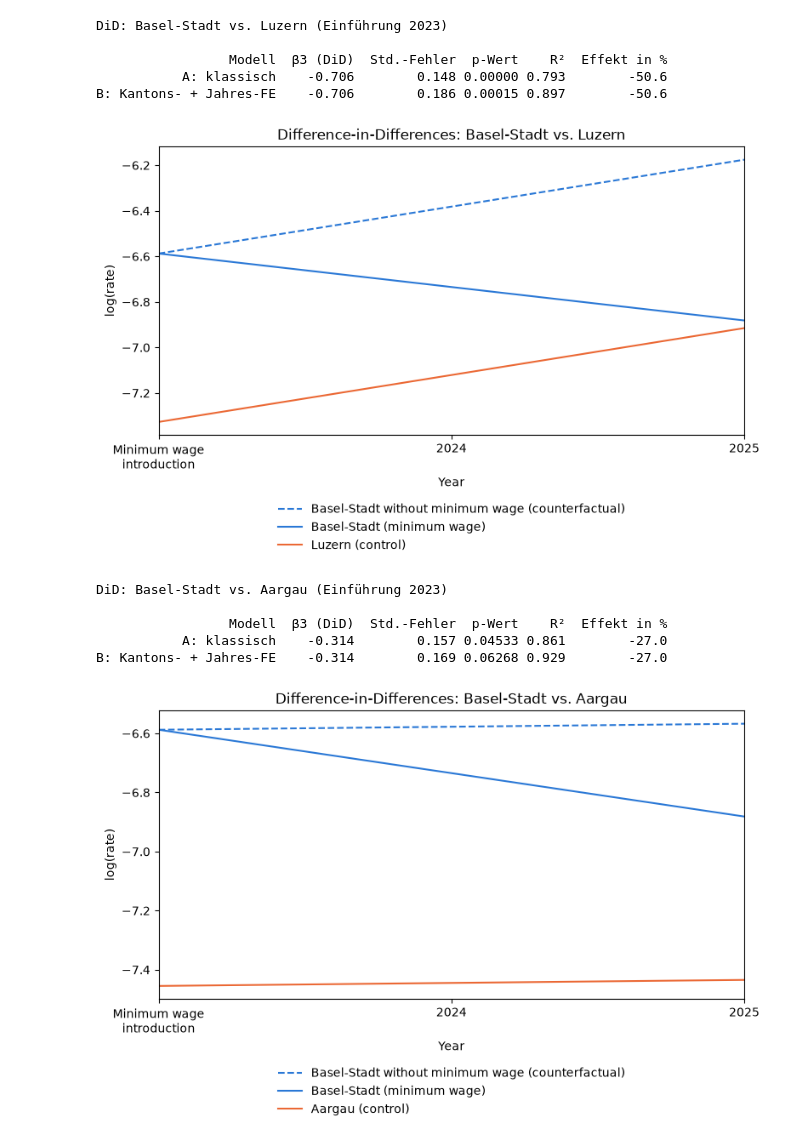
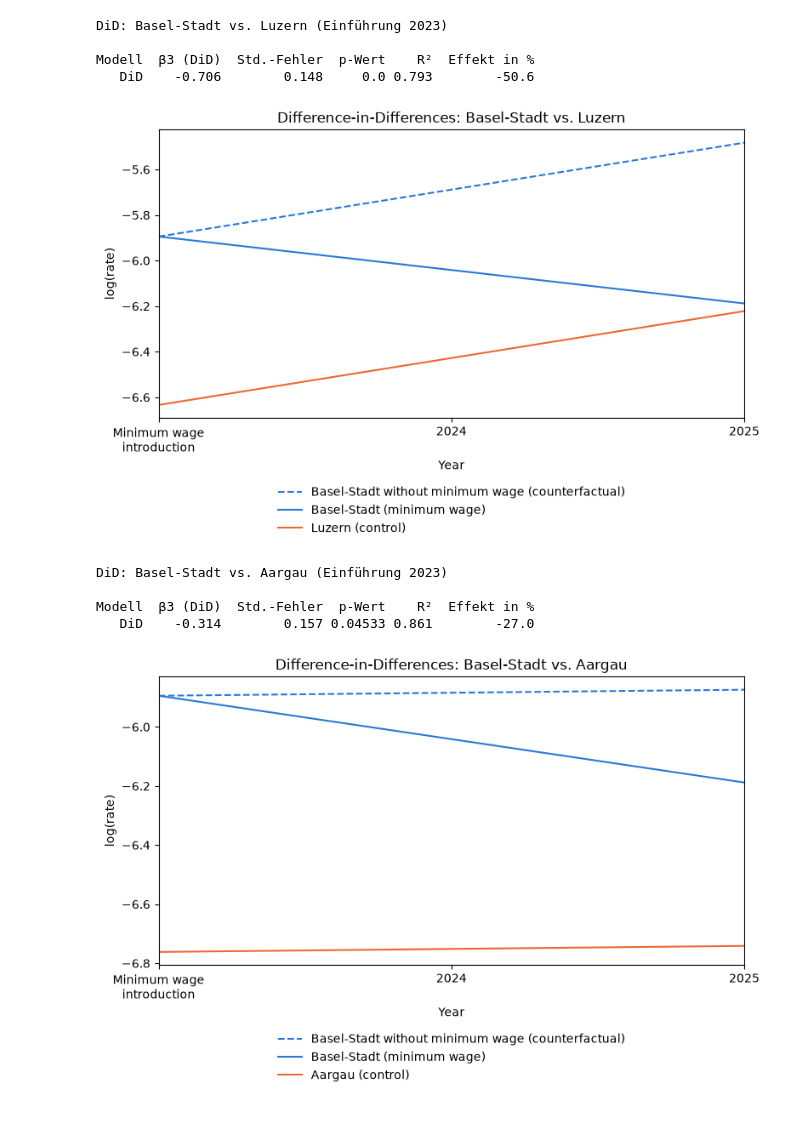
Before and after one commit to GianlucaZumbuehl/Python-Project-HS26-Criminality-and-Minimum-Wage, a Jupyter notebook: Group_project_part_caner/DiD.ipynb, the cells around one changed output. Cells and saved outputs as stored; diff of their text form; code cells hidden in the pictures.

```diff
--- a/Group_project_part_caner/DiD.ipynb
+++ b/Group_project_part_caner/DiD.ipynb
@@ -478,7 +560,7 @@ EINFUEHRUNG        = 2023          # erstes volles Jahr mit Mindestlohn
 # =============================================================
 # 2. Daten laden und vorbereiten
 # =============================================================
-df = pd.read_csv("Crime_Pop_clean_copy.csv")
+df = pd.read_csv("Crime_Pop_clean_copy2.csv")
 d = df[df["Canton"].isin([MINDESTLOHN_KANTON, KONTROLL_KANTON])].copy()
 
 # Outcome: log der Rate (Beschuldigte / Bevölkerung)
@@ -497,17 +579,17 @@ mA = smf.ols("log_rate ~ Treat + After + Treat:After", data=d).fit(cov_type="HC1
 
 # Variante B: mit Kantons- und Jahres-Fixed-Effects
 #   Treat -> C(Canton), After -> C(Year)
-mB = smf.ols("log_rate ~ Treat:After + C(Canton) + C(Year)", data=d).fit(cov_type="HC1")
+#mB = smf.ols("log_rate ~ Treat:After + C(Canton) + C(Year)", data=d).fit(cov_type="HC1")
 
 # =============================================================
 # 4. Ergebnisse
 # =============================================================
 ergebnis = pd.DataFrame({
-    "Modell": ["A: klassisch", "B: Kantons- + Jahres-FE"],
-    "β3 (DiD)": [mA.params["Treat:After"], mB.params["Treat:After"]],
-    "Std.-Fehler": [mA.bse["Treat:After"], mB.bse["Treat:After"]],
-    "p-Wert": [mA.pvalues["Treat:After"], mB.pvalues["Treat:After"]],
-    "R²": [mA.rsquared, mB.rsquared],
+    "Modell": ["DiD"], #"B: Kantons- + Jahres-FE"],
+    "β3 (DiD)": [mA.params["Treat:After"]],# mB.params["Treat:After"]],
+    "Std.-Fehler": [mA.bse["Treat:After"]],# mB.bse["Treat:After"]],
+    "p-Wert": [mA.pvalues["Treat:After"]],# mB.pvalues["Treat:After"]],
+    "R²": [mA.rsquared],# mB.rsquared],
 })
 ergebnis["Effekt in %"] = (np.exp(ergebnis["β3 (DiD)"]) - 1) * 100
 
@@ -515,45 +597,42 @@ print(f"DiD: {MINDESTLOHN_KANTON} vs. {KONTROLL_KANTON} (Einführung {EINFUEHRUN
 print(ergebnis.round({"β3 (DiD)": 3, "Std.-Fehler": 3, "p-Wert": 5, "R²": 3, "Effekt in %": 1})
       .to_string(index=False))
 
-# ============================================
-# =============================================================
-# 5. Grafik
-# =============================================================
+import matplotlib.pyplot as plt
+
 b0, b1, b2, b3 = mA.params[["Intercept", "Treat", "After", "Treat:After"]]
 
 # x-Achse: vom Einführungsjahr bis zum letzten Jahr in den Daten
 jahre = list(range(EINFUEHRUNG, d["Year"].max() + 1))
 x = [jahre[0], jahre[-1]]
 
 treat      = [b0 + b1, b0 + b1 + b2 + b3]   # Mindestlohn-Kanton
 kontrolle  = [b0,      b0 + b2]             # Kontrollkanton
 kontrafakt = [b0 + b1, b0 + b1 + b2]        # Mindestlohn-Kanton ohne Mindestlohn
 
 plt.figure(figsize=(8, 5.5))
 plt.plot(x, kontrafakt, color="#2a78d6", linestyle="--",
          label=f"{MINDESTLOHN_KANTON} without minimum wage (counterfactual)")
 plt.plot(x, treat, color="#2a78d6", label=f"{MINDESTLOHN_KANTON} (minimum wage)")
 plt.plot(x, kontrolle, color="#eb6834", label=f"{KONTROLL_KANTON} (control)")
 
 beschriftung = ["Minimum wage\nintroduction"] + [str(j) for j in jahre[1:]]
 plt.xticks(jahre, beschriftung)
 plt.xlim(jahre[0], jahre[-1])
 plt.xlabel("Year")
 plt.ylabel("log(rate)")
 plt.title(f"Difference-in-Differences: {MINDESTLOHN_KANTON} vs. {KONTROLL_KANTON}")
 plt.legend(loc="upper center", bbox_to_anchor=(0.5, -0.2), frameon=False)
 plt.tight_layout()
 plt.show()
 
 # Für die ganze Tabelle eines Modells:
 # print(mA.summary())
 # %% [output]
 DiD: Basel-Stadt vs. Luzern (Einführung 2023)
 
-                 Modell  β3 (DiD)  Std.-Fehler  p-Wert    R²  Effekt in %
-           A: klassisch    -0.706        0.148 0.00000 0.793        -50.6
-B: Kantons- + Jahres-FE    -0.706        0.186 0.00015 0.897        -50.6
+Modell  β3 (DiD)  Std.-Fehler  p-Wert    R²  Effekt in %
+   DiD    -0.706        0.148     0.0 0.793        -50.6
-[figure, old version]
+[figure, new version]
 # %%
 ### Basel-Stadt - Aargau
 
@@ -572,7 +651,7 @@ EINFUEHRUNG        = 2023          # erstes volles Jahr mit Mindestlohn
 # =============================================================
 # 2. Daten laden und vorbereiten
 # =============================================================
-df = pd.read_csv("Crime_Pop_clean_copy.csv")
+df = pd.read_csv("Crime_Pop_clean_copy2.csv")
 d = df[df["Canton"].isin([MINDESTLOHN_KANTON, KONTROLL_KANTON])].copy()
 
 # Outcome: log der Rate (Beschuldigte / Bevölkerung)
@@ -591,17 +670,17 @@ mA = smf.ols("log_rate ~ Treat + After + Treat:After", data=d).fit(cov_type="HC1
 
 # Variante B: mit Kantons- und Jahres-Fixed-Effects
 #   Treat -> C(Canton), After -> C(Year)
-mB = smf.ols("log_rate ~ Treat:After + C(Canton) + C(Year)", data=d).fit(cov_type="HC1")
+#mB = smf.ols("log_rate ~ Treat:After + C(Canton) + C(Year)", data=d).fit(cov_type="HC1")
 
 # =============================================================
 # 4. Ergebnisse
 # =============================================================
 ergebnis = pd.DataFrame({
-    "Modell": ["A: klassisch", "B: Kantons- + Jahres-FE"],
-    "β3 (DiD)": [mA.params["Treat:After"], mB.params["Treat:After"]],
-    "Std.-Fehler": [mA.bse["Treat:After"], mB.bse["Treat:After"]],
-    "p-Wert": [mA.pvalues["Treat:After"], mB.pvalues["Treat:After"]],
-    "R²": [mA.rsquared, mB.rsquared],
+    "Modell": ["DiD"], #"B: Kantons- + Jahres-FE"],
+    "β3 (DiD)": [mA.params["Treat:After"]],# mB.params["Treat:After"]],
+    "Std.-Fehler": [mA.bse["Treat:After"]],# mB.bse["Treat:After"]],
+    "p-Wert": [mA.pvalues["Treat:After"]],# mB.pvalues["Treat:After"]],
+    "R²": [mA.rsquared],# mB.rsquared],
 })
 ergebnis["Effekt in %"] = (np.exp(ergebnis["β3 (DiD)"]) - 1) * 100
 
@@ -609,11 +688,8 @@ print(f"DiD: {MINDESTLOHN_KANTON} vs. {KONTROLL_KANTON} (Einführung {EINFUEHRUN
 print(ergebnis.round({"β3 (DiD)": 3, "Std.-Fehler": 3, "p-Wert": 5, "R²": 3, "Effekt in %": 1})
       .to_string(index=False))
 
-# ============================================
+import matplotlib.pyplot as plt
 
-# =============================================================
-# 5. Grafik
-# =============================================================
 b0, b1, b2, b3 = mA.params[["Intercept", "Treat", "After", "Treat:After"]]
 
 # x-Achse: vom Einführungsjahr bis zum letzten Jahr in den Daten
@@ -645,7 +721,6 @@ plt.show()
 # %% [output]
 DiD: Basel-Stadt vs. Aargau (Einführung 2023)
 
-                 Modell  β3 (DiD)  Std.-Fehler  p-Wert    R²  Effekt in %
-           A: klassisch    -0.314        0.157 0.04533 0.861        -27.0
-B: Kantons- + Jahres-FE    -0.314        0.169 0.06268 0.929        -27.0
+Modell  β3 (DiD)  Std.-Fehler  p-Wert    R²  Effekt in %
+   DiD    -0.314        0.157 0.04533 0.861        -27.0
-[figure, old version]
+[figure, new version]
```
Also changed, not shown: parts of 6 cells of this notebook, 1 other file.
